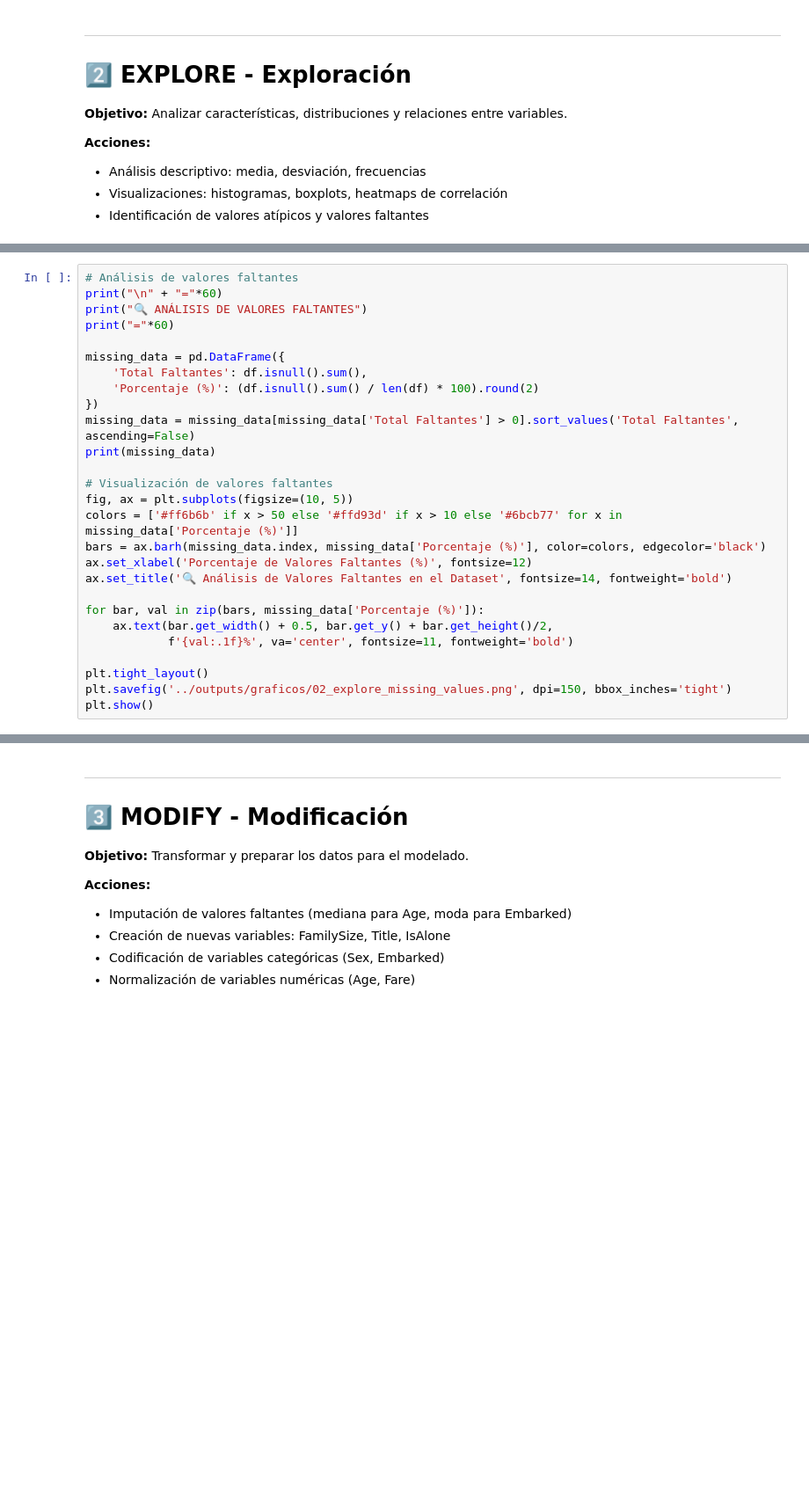
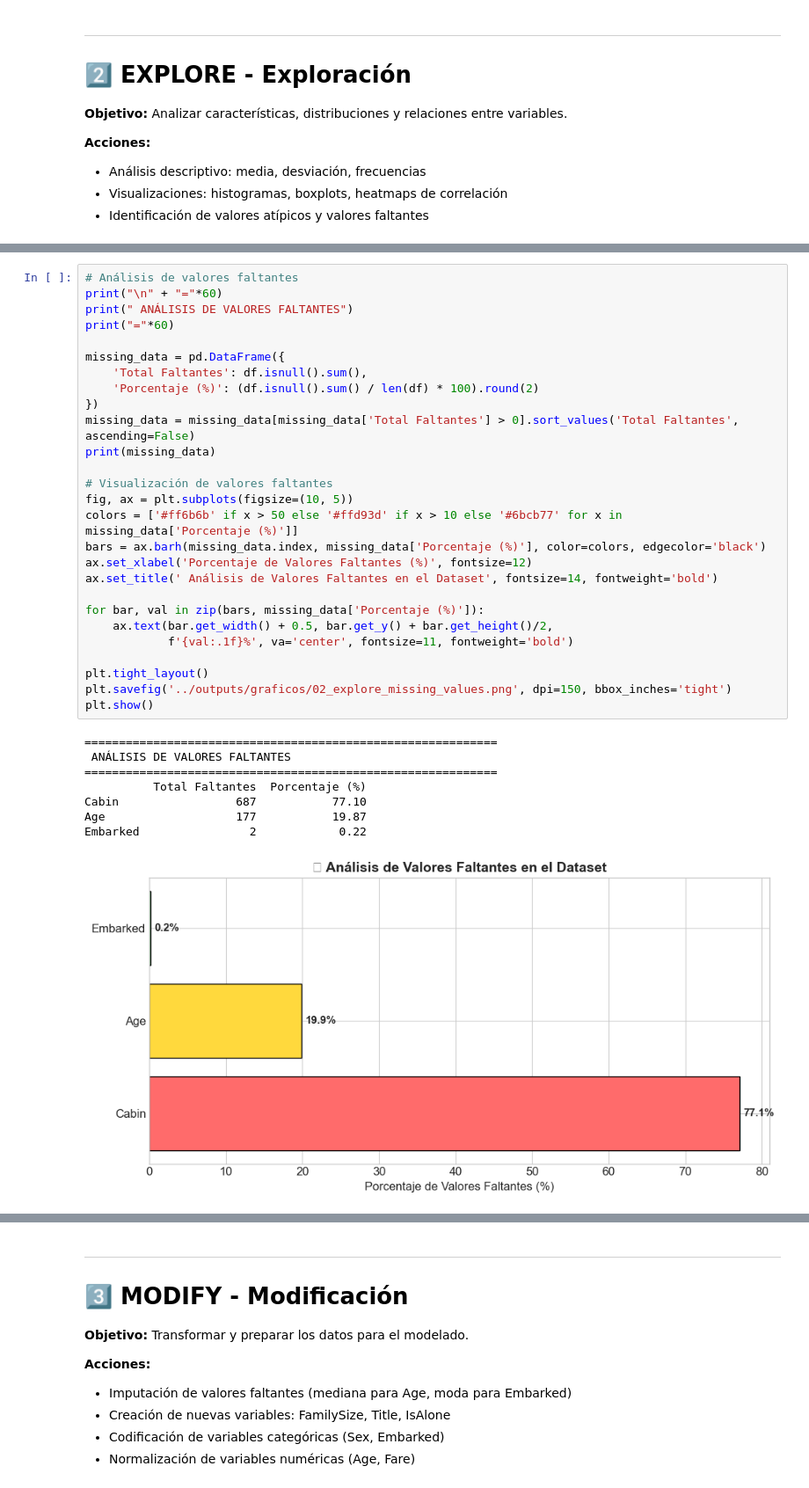
Before and after one commit to RubenCasa/-SEMMA-Methodology-Titanic-Survival-Prediction, a Jupyter notebook: notebooks/SEMMA_Titanic_Completo.ipynb, the cells around one changed output, grey strips where cells are left out. Shown at 88% size. Saved outputs shown, nothing was run; the diff lists cells and outputs as text; blank space fills up the shorter version.

```diff
--- a/notebooks/SEMMA_Titanic_Completo.ipynb
+++ b/notebooks/SEMMA_Titanic_Completo.ipynb
@@ -151,30 +213,39 @@ df.describe()
 # %%
 # Análisis de valores faltantes
 print("\n" + "="*60)
-print("🔍 ANÁLISIS DE VALORES FALTANTES")
+print(" ANÁLISIS DE VALORES FALTANTES")
 print("="*60)
 
 missing_data = pd.DataFrame({
     'Total Faltantes': df.isnull().sum(),
     'Porcentaje (%)': (df.isnull().sum() / len(df) * 100).round(2)
 })
 missing_data = missing_data[missing_data['Total Faltantes'] > 0].sort_values('Total Faltantes', ascending=False)
 print(missing_data)
 
 # Visualización de valores faltantes
 fig, ax = plt.subplots(figsize=(10, 5))
 colors = ['#ff6b6b' if x > 50 else '#ffd93d' if x > 10 else '#6bcb77' for x in missing_data['Porcentaje (%)']]
 bars = ax.barh(missing_data.index, missing_data['Porcentaje (%)'], color=colors, edgecolor='black')
 ax.set_xlabel('Porcentaje de Valores Faltantes (%)', fontsize=12)
-ax.set_title('🔍 Análisis de Valores Faltantes en el Dataset', fontsize=14, fontweight='bold')
+ax.set_title(' Análisis de Valores Faltantes en el Dataset', fontsize=14, fontweight='bold')
 
 for bar, val in zip(bars, missing_data['Porcentaje (%)']):
     ax.text(bar.get_width() + 0.5, bar.get_y() + bar.get_height()/2,
             f'{val:.1f}%', va='center', fontsize=11, fontweight='bold')
 
 plt.tight_layout()
 plt.savefig('../outputs/graficos/02_explore_missing_values.png', dpi=150, bbox_inches='tight')
 plt.show()
+# %% [output]
+============================================================
+ ANÁLISIS DE VALORES FALTANTES
+============================================================
+          Total Faltantes  Porcentaje (%)
+Cabin                 687           77.10
+Age                   177           19.87
+Embarked                2            0.22
+[figure, added]
 # %%
 # Distribución de supervivencia por variables categóricas
 fig, axes = plt.subplots(2, 2, figsize=(14, 10))
```
Also changed, not shown: parts of 28 cells of this notebook.
